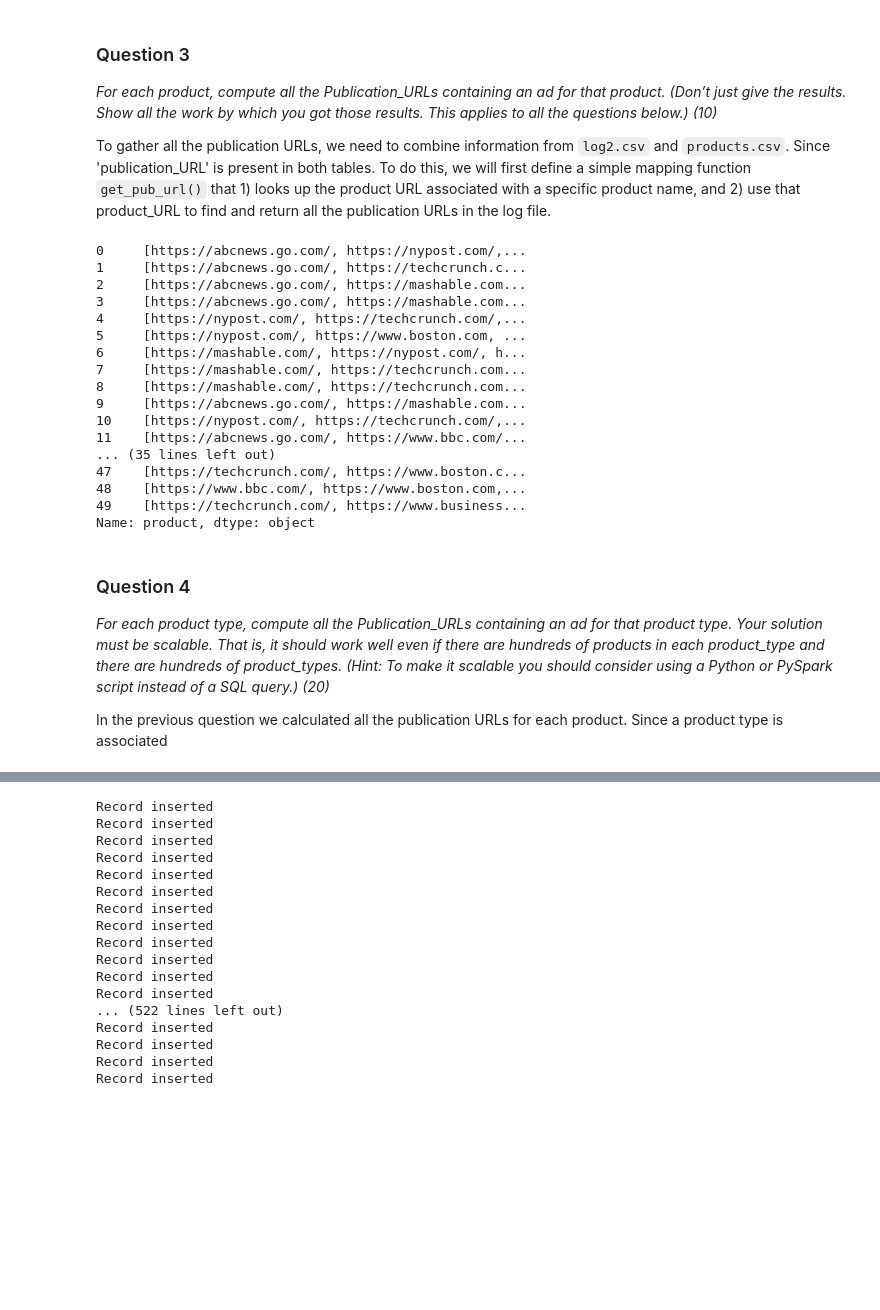
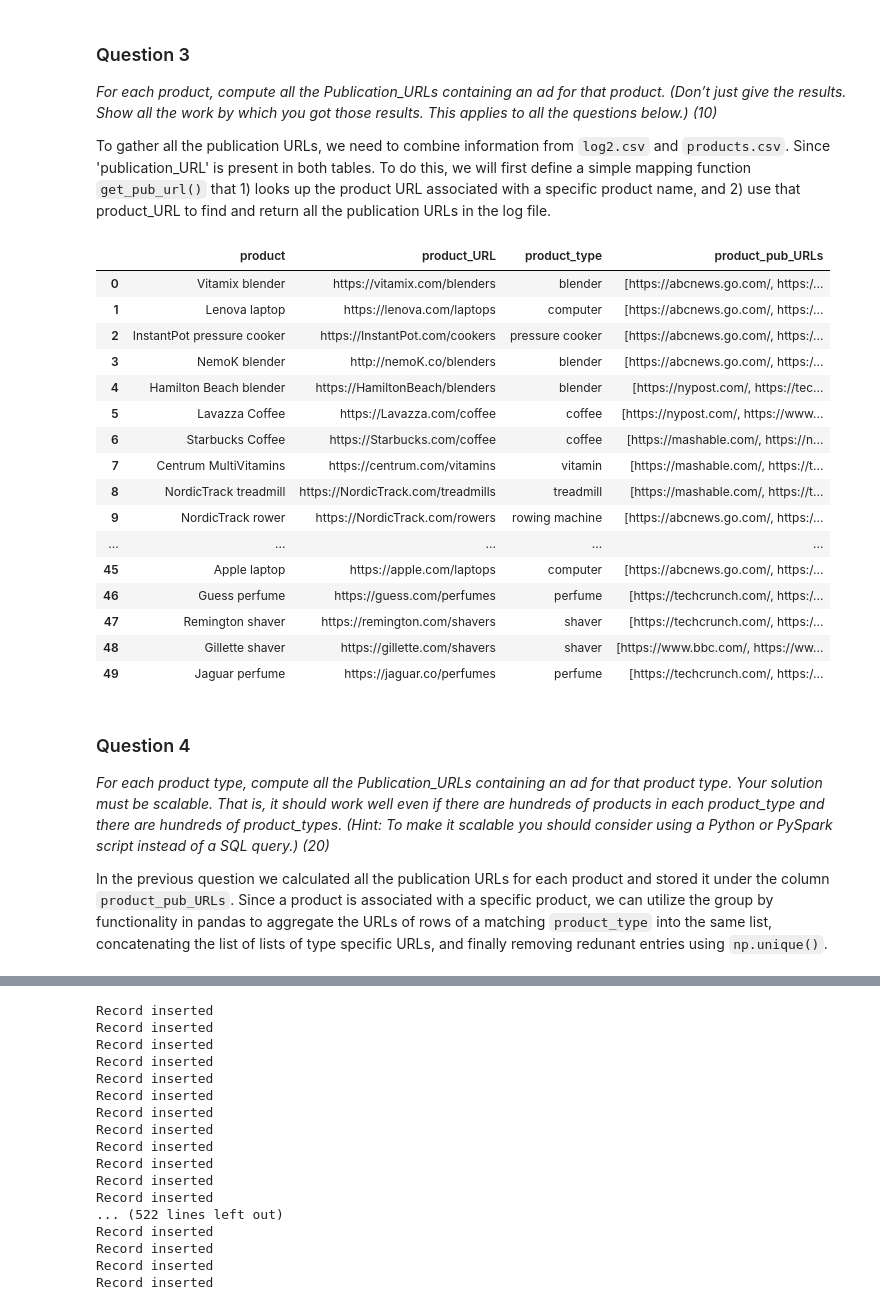
Before and after one commit to ntolley/data1050_project, a Jupyter notebook: notebooks/data1050_project.ipynb, the cells around one changed output, grey strips where cells are left out. Saved outputs shown, nothing was run; the diff lists cells and outputs as text; code cells hidden in the pictures; blank space fills up the shorter version.

Commit message:
Add text to questions 1-5

```diff
--- a/notebooks/data1050_project.ipynb
+++ b/notebooks/data1050_project.ipynb
@@ -241,28 +250,29 @@ def get_pub_url(product_name, log_df=log_df, products_df=products_df):
     return publication_URLs
 # %%
 product_pub_urls = products_df['product'].map(get_pub_url)
-product_pub_urls
+products_df['product_pub_URLs'] = product_pub_urls
+products_df
 # %% [output]
-0     [https://abcnews.go.com/, https://nypost.com/,...
-1     [https://abcnews.go.com/, https://techcrunch.c...
-2     [https://abcnews.go.com/, https://mashable.com...
-3     [https://abcnews.go.com/, https://mashable.com...
-4     [https://nypost.com/, https://techcrunch.com/,...
-5     [https://nypost.com/, https://www.boston.com, ...
-6     [https://mashable.com/, https://nypost.com/, h...
-7     [https://mashable.com/, https://techcrunch.com...
-8     [https://mashable.com/, https://techcrunch.com...
-9     [https://abcnews.go.com/, https://mashable.com...
-10    [https://nypost.com/, https://techcrunch.com/,...
-11    [https://abcnews.go.com/, https://www.bbc.com/...
-... (35 lines left out)
-47    [https://techcrunch.com/, https://www.boston.c...
-48    [https://www.bbc.com/, https://www.boston.com,...
-49    [https://techcrunch.com/, https://www.business...
-Name: product, dtype: object
+|  | product | product_URL | product_type | product_pub_URLs |
+| 0 | Vitamix blender | https://vitamix.com/blenders | blender | [https://abcnews.go.com/, https:/... |
+| 1 | Lenova laptop | https://lenova.com/laptops | computer | [https://abcnews.go.com/, https:/... |
+| 2 | InstantPot pressure cooker | https://InstantPot.com/cookers | pressure cooker | [https://abcnews.go.com/, https:/... |
+| 3 | NemoK blender | http://nemoK.co/blenders | blender | [https://abcnews.go.com/, https:/... |
+| 4 | Hamilton Beach blender | https://HamiltonBeach/blenders | blender | [https://nypost.com/, https://tec... |
+| 5 | Lavazza Coffee | https://Lavazza.com/coffee | coffee | [https://nypost.com/, https://www... |
+| 6 | Starbucks Coffee | https://Starbucks.com/coffee | coffee | [https://mashable.com/, https://n... |
+| 7 | Centrum MultiVitamins | https://centrum.com/vitamins | vitamin | [https://mashable.com/, https://t... |
+| 8 | NordicTrack treadmill | https://NordicTrack.com/treadmills | treadmill | [https://mashable.com/, https://t... |
+| 9 | NordicTrack rower | https://NordicTrack.com/rowers | rowing machine | [https://abcnews.go.com/, https:/... |
+| ... | ... | ... | ... | ... |
+| 45 | Apple laptop | https://apple.com/laptops | computer | [https://abcnews.go.com/, https:/... |
+| 46 | Guess perfume | https://guess.com/perfumes | perfume | [https://techcrunch.com/, https:/... |
+| 47 | Remington shaver | https://remington.com/shavers | shaver | [https://techcrunch.com/, https:/... |
+| 48 | Gillette shaver | https://gillette.com/shavers | shaver | [https://www.bbc.com/, https://ww... |
+| 49 | Jaguar perfume | https://jaguar.co/perfumes | perfume | [https://techcrunch.com/, https:/... |
 # %% [markdown]
 ### Question 4
 *For each product type, compute all the Publication_URLs containing an ad for that product type. Your solution must be scalable. That is, it should work well even if there are hundreds of products in each product_type and there are hundreds of product_types. (Hint: To make it scalable you should consider using a Python or PySpark script instead of a SQL query.) (20)*
 
-In the previous question we calculated all the publication URLs for each product. Since a product type is associated
+In the previous question we calculated all the publication URLs for each product and stored it under the column `product_pub_URLs`. Since a product is associated with a specific product, we can utilize the group by functionality in pandas to aggregate the URLs of rows of a matching `product_type` into the same list, concatenating the list of lists of type specific URLs, and finally removing redunant entries using `np.unique()`.
 # %%
```
Also changed, not shown: parts of 8 cells of this notebook.
